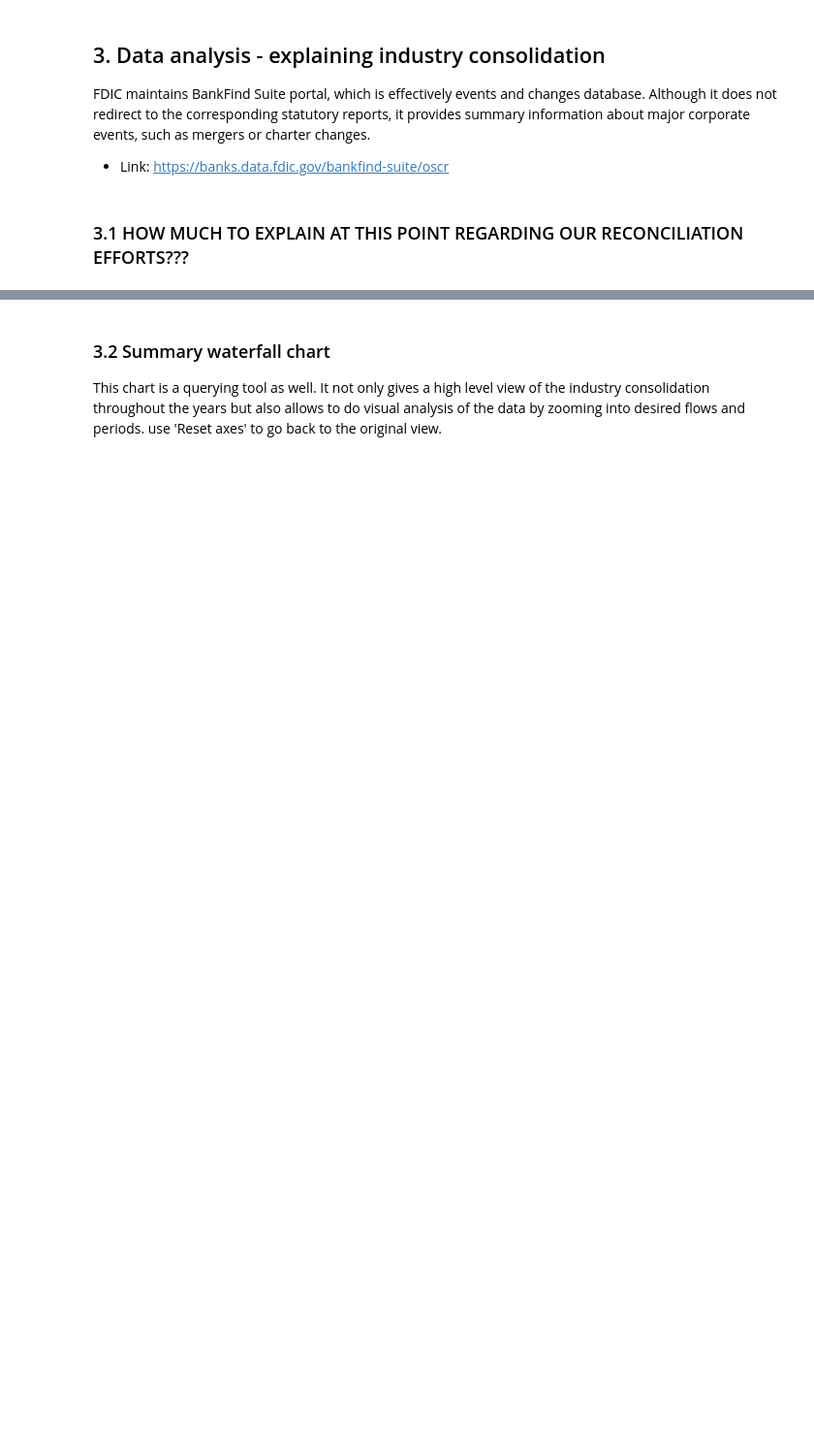
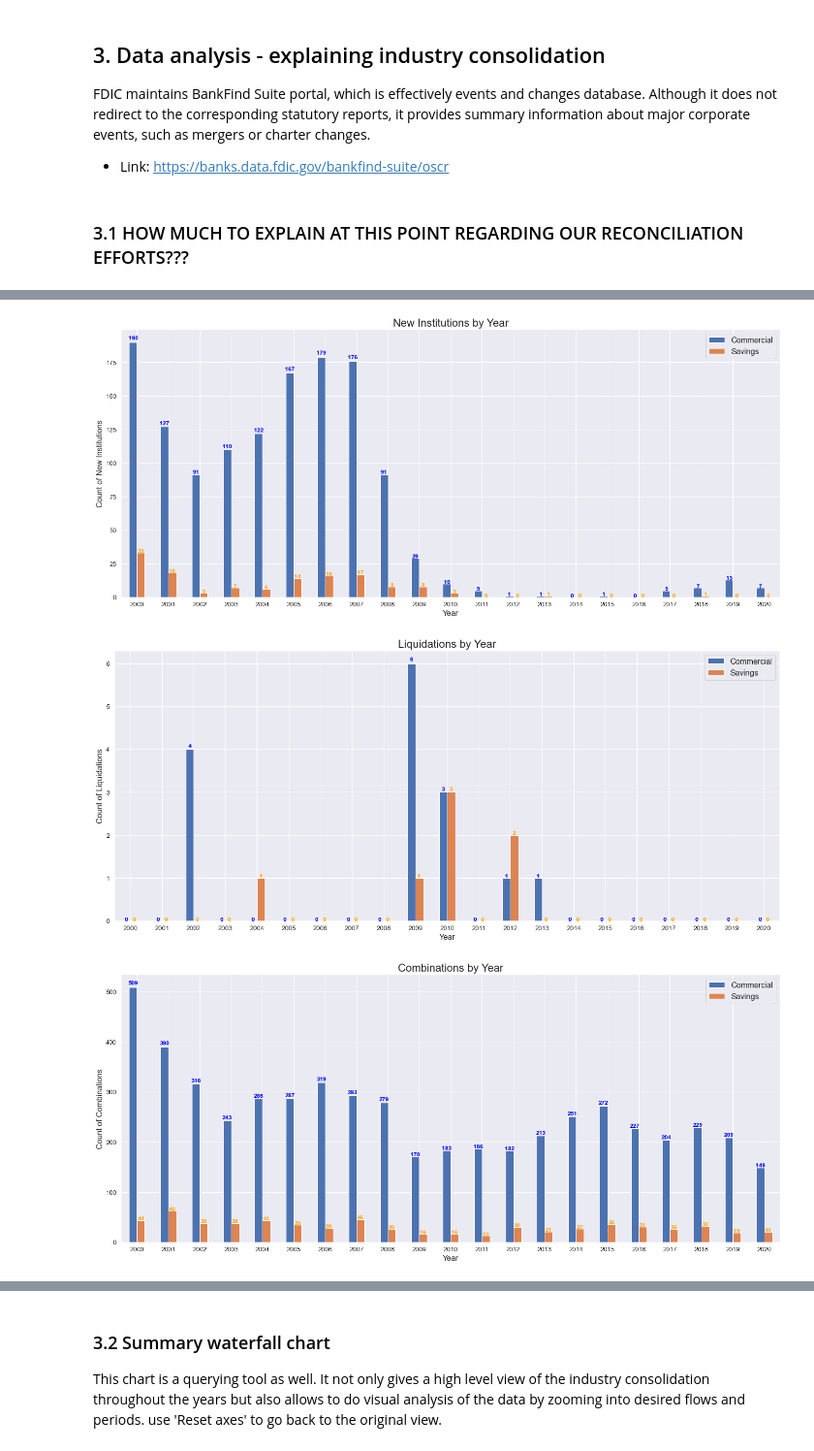
Before and after one commit to allaccountstaken/fdic_banks_eda, a Jupyter notebook: notebooks/summary_report/banks_eda.ipynb, the cells around one changed output, grey strips where cells are left out. Shown at 97% size. Drawn from its saved outputs; the diff is of its cells as text; code cells hidden in the pictures; blank space fills up the shorter version.

```diff
--- a/notebooks/summary_report/banks_eda.ipynb
+++ b/notebooks/summary_report/banks_eda.ipynb
@@ -266,0 +370,12 @@ pio.templates.default = "seaborn"
+# %%
+# Load Individual Cert Change Datasets
+new_institutions = pd.read_csv("../../data/New_Institutions_10_21_2021.csv")
+liquidations = pd.read_csv('../../data/Liquidations_10_21_2021.csv')
+combinations = pd.read_csv('../../data/Business_Combinations_10_21_2021.csv')
+failures = pd.read_csv('../../data/Business_Combinations_-_Failures_10_21_2021.csv')
+
+# Load Summary Tables
+commercial_banks_sum = pd.read_csv('../../data/cb_structure.csv')
+savings_institutions_sum = pd.read_csv('../../data/si_structure.csv')
+
+savings_institutions_sum.head()
@@ -266,0 +389,8 @@ pio.templates.default = "seaborn"
+# %%
+ni = FilterDF(new_institutions, ['CERT', 'FRM_CLASS_TYPE_DESC', 'EFFDATE'], 'EFFDATE', 'FRM_CLASS_TYPE_DESC')
+li = FilterDF(liquidations, ['CERT', 'FRM_CLASS_TYPE_DESC', 'EFFDATE', 'CHANGECODE_DESC'], 'EFFDATE',
+         'FRM_CLASS_TYPE_DESC', filter_criteria={'CHANGECODE_DESC': 'FINANCIAL DIFFICULTY - PAYOFF'})
+co = FilterDF(combinations, ['CERT', 'ACQ_CLASS_TYPE_DESC', 'EFFDATE'], 'EFFDATE', 'ACQ_CLASS_TYPE_DESC')
+fa = FilterDF(failures, ['CERT', 'ACQ_CLASS_TYPE_DESC', 'EFFDATE'], 'EFFDATE', 'ACQ_CLASS_TYPE_DESC')
+
+ni.head(10)
@@ -266,0 +409,7 @@ pio.templates.default = "seaborn"
+# %%
+ni_cnts = CountByYear(ni, 'FRM_CLASS_TYPE_DESC', 'EFFDATE', 'CERT')
+li_cnts = CountByYear(li, 'FRM_CLASS_TYPE_DESC', 'EFFDATE', 'CERT')
+co_cnts = CountByYear(co, 'ACQ_CLASS_TYPE_DESC', 'EFFDATE', 'CERT')
+fa_cnts = CountByYear(fa, 'ACQ_CLASS_TYPE_DESC', 'EFFDATE', 'CERT')
+
+ni_cnts.head(10)
@@ -266,0 +428,9 @@ pio.templates.default = "seaborn"
+# %%
+GenerateHistogram(ni_cnts, 'New Institutions')
+GenerateHistogram(li_cnts, 'Liquidations')
+GenerateHistogram(co_cnts, 'Combinations')
+GenerateHistogram(fa_cnts, 'Combinations - Failure')
+# %% [output]
+[figure, added]
+[figure, added]
+[figure, added]
```
Also changed, not shown: parts of 16 cells of this notebook, 1 other file.
